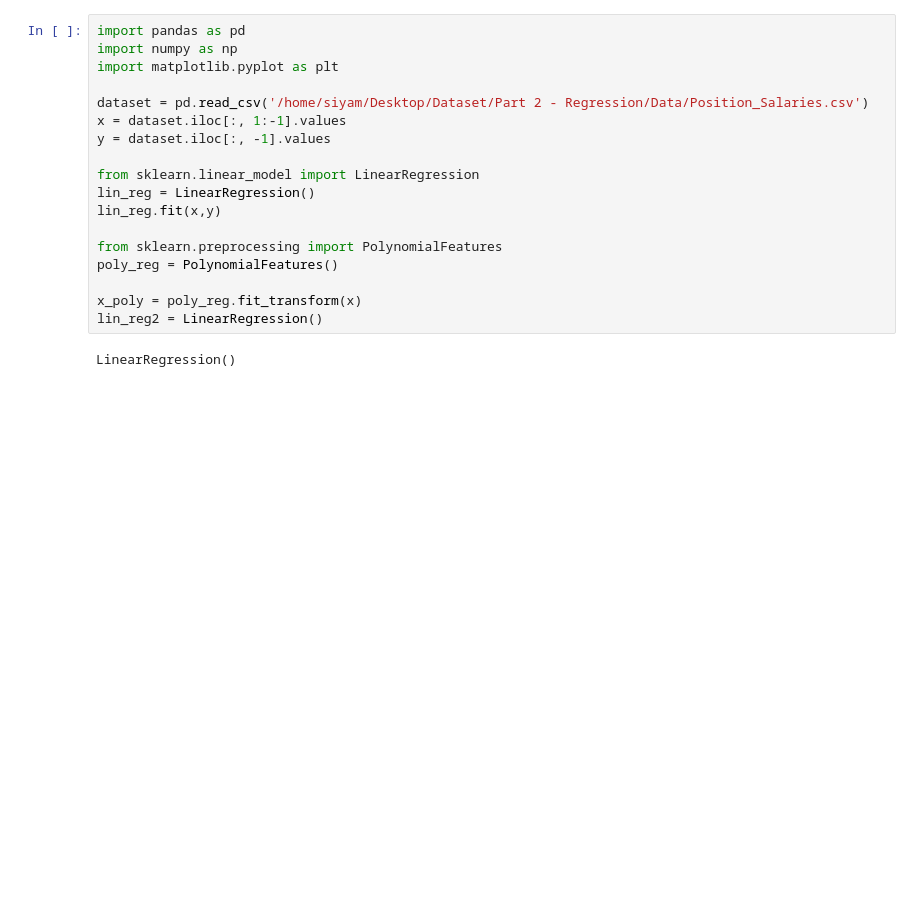
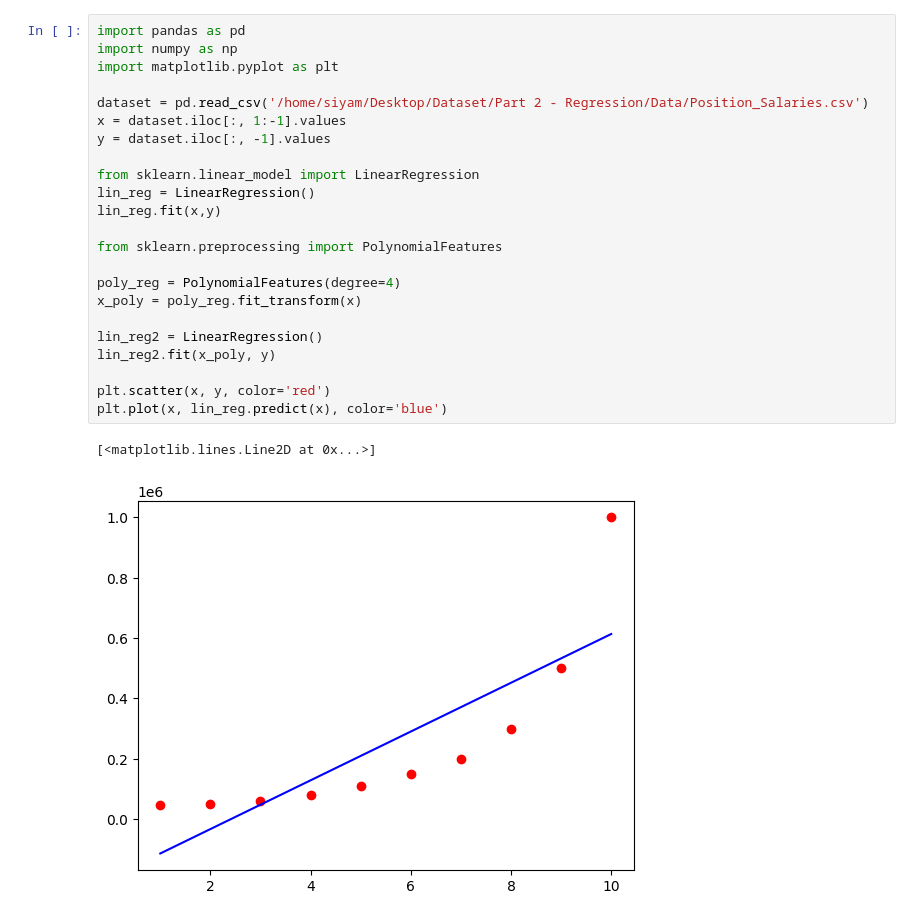
Before and after one commit to SiyamX7/MachineLearning, a Jupyter notebook: course/polynomial-regression.ipynb, the cells around one changed output. Cells and saved outputs as stored; diff of their text form; blank space fills up the shorter version.

```diff
--- a/course/polynomial-regression.ipynb
+++ b/course/polynomial-regression.ipynb
@@ -1,20 +1,26 @@
 # %%
 import pandas as pd
 import numpy as np
 import matplotlib.pyplot as plt
 
 dataset = pd.read_csv('/home/siyam/Desktop/Dataset/Part 2 - Regression/Data/Position_Salaries.csv')
 x = dataset.iloc[:, 1:-1].values
 y = dataset.iloc[:, -1].values
 
 from sklearn.linear_model import LinearRegression
 lin_reg = LinearRegression()
 lin_reg.fit(x,y)
 
 from sklearn.preprocessing import PolynomialFeatures
-poly_reg = PolynomialFeatures()
 
+poly_reg = PolynomialFeatures(degree=4)
 x_poly = poly_reg.fit_transform(x)
+
 lin_reg2 = LinearRegression()
+lin_reg2.fit(x_poly, y)
+
+plt.scatter(x, y, color='red')
+plt.plot(x, lin_reg.predict(x), color='blue')
 # %% [output]
-LinearRegression()
+[<matplotlib.lines.Line2D at 0x...>]
+[figure, added]
```
Also changed, not shown: parts of 6 cells of this notebook, 2 other files.
